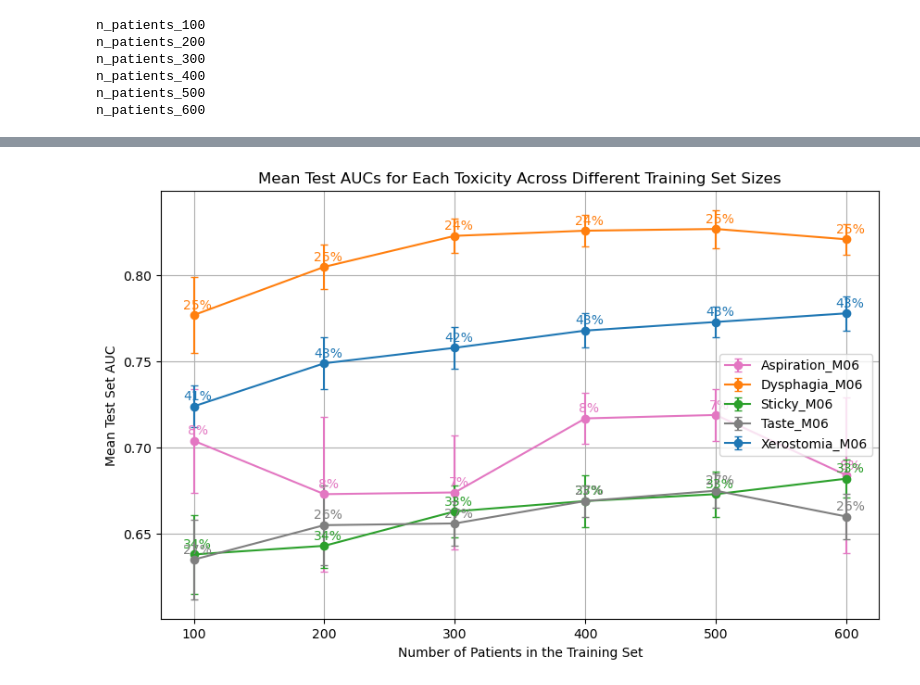
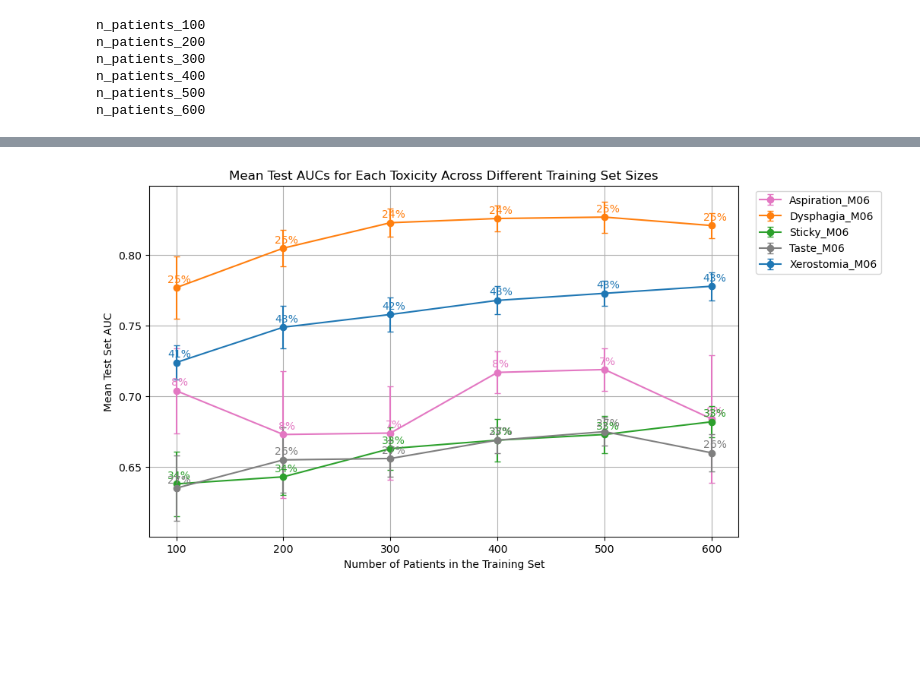
Before and after one commit to DLinRadiotherapyUMCG/PR3DICTR, a Jupyter notebook: data_experiment_results.ipynb, the cells around one changed output, grey strips where cells are left out. Drawn from its saved outputs; the diff is of its cells as text; code cells hidden in the pictures; blank space fills up the shorter version.

```diff
--- a/data_experiment_results.ipynb
+++ b/data_experiment_results.ipynb
@@ -89,32 +110,32 @@ metric_name = 'AUC'
 auc_values = {N: df.loc[metric_name] for N, df in all_mean_results.items()}
 CI_values = {N: df.loc[metric_name] for N, df in all_CI_results.items()}
 std_values = {N: df.loc[metric_name] for N, df in all_variance_results.items()}
 #training_set_incidence_values = {N: df for N, df in all_training_incidence_dfs.items()}
 
 # Create a new dataframe for plotting
 auc_df = pd.DataFrame(auc_values).T
 CI_df = pd.DataFrame(CI_values).T
 STD_df = pd.DataFrame(std_values).T
 training_incidence_df = pd.DataFrame(all_training_incidence_dfs).T
 
 # Plot the AUC values
 plt.figure(figsize=(10, 6))
 for idx, endpoint_name in enumerate(label_list):
     #plt.plot(auc_df.index, auc_df[endpoint_name], marker='o', label=endpoint_name, color=colours[idx])
     plt.errorbar(auc_df.index, auc_df[endpoint_name], yerr=CI_df[endpoint_name], marker='o', label=endpoint_name, color=colours[idx], capsize=3)
 
     for i, txt in enumerate(training_incidence_df[endpoint_name]):
         #print(endpoint_name, txt)
         plt.annotate(f'{txt*100:.0f}%', (auc_df.index[i], auc_df[endpoint_name].iloc[i]), xycoords="data", textcoords="offset points",
                       xytext=(3, 5), ha='center', color=colours[idx])
 
 
 plt.xlabel('Number of Patients in the Training Set')
 plt.ylabel(f'Mean Test Set {metric_name}')
 plt.title(f'Mean Test {metric_name}s for Each Toxicity Across Different Training Set Sizes')
 #plt.ylim(0.6, 0.85)
-plt.legend()
+plt.legend(bbox_to_anchor=(1.02, 1), loc='upper left')
 plt.grid(True)
 plt.show()
 # %% [output]
-[figure, old version]
+[figure, new version]
```
Also changed, not shown: parts of 5 cells of this notebook, 11 other files.
